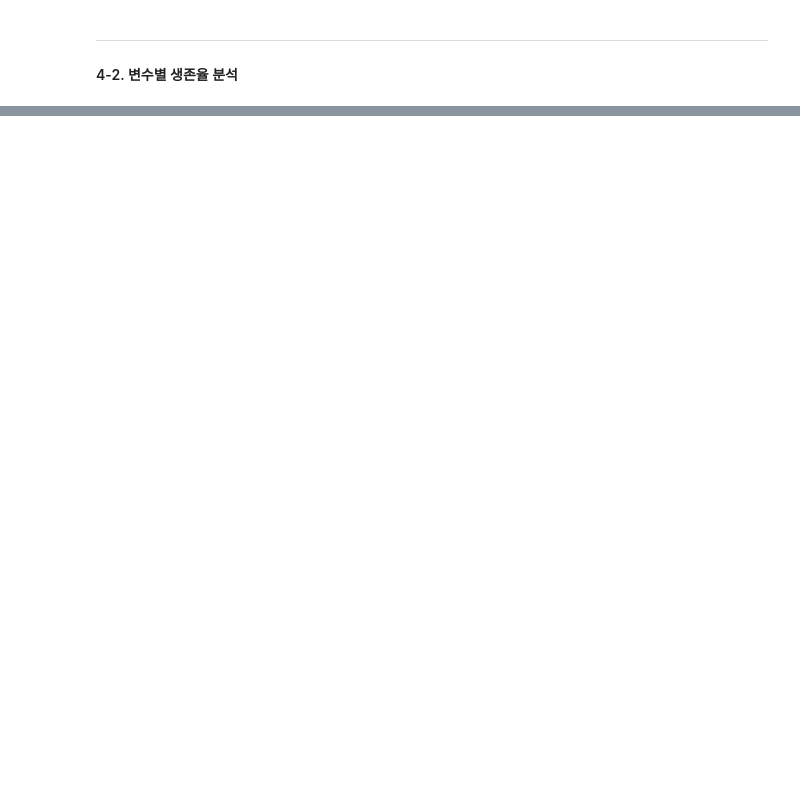
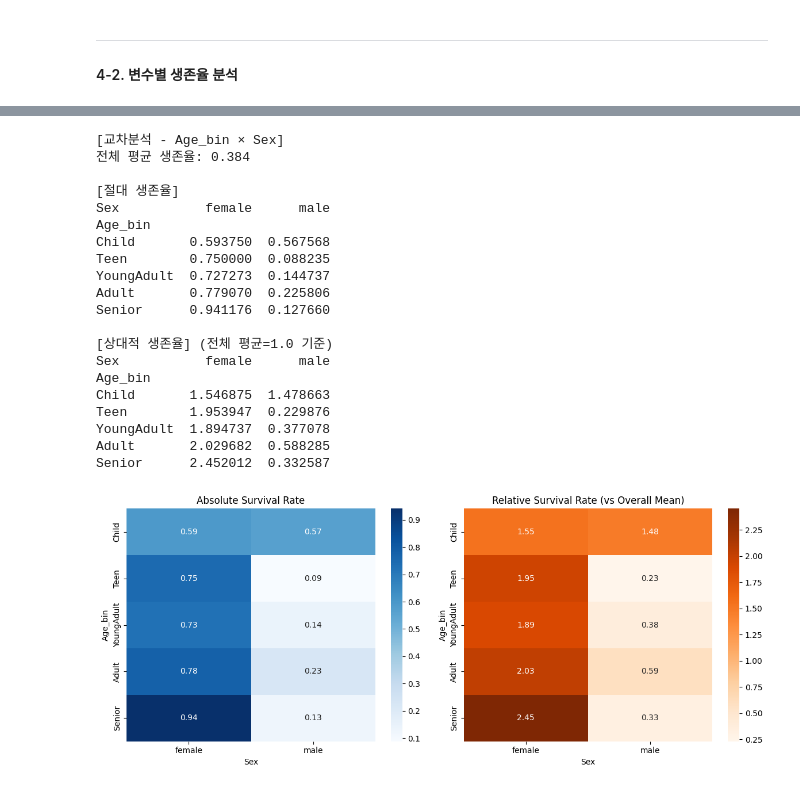
Before and after one commit to JyoARa/Machine-Learning, a Jupyter notebook: Project/Titanic/Titianic_DataAnalysis.ipynb, the cells around one changed output, grey strips where cells are left out. Saved outputs shown, nothing was run; the diff lists cells and outputs as text; code cells hidden in the pictures; blank space fills up the shorter version.

```diff
--- a/Project/Titanic/Titianic_DataAnalysis.ipynb
+++ b/Project/Titanic/Titianic_DataAnalysis.ipynb
@@ -797,0 +898,67 @@ plt.show()
+# %%
+import seaborn as sns
+import matplotlib.pyplot as plt
+
+print("[교차분석 - Age_bin × Sex]")
+
+# 전체 평균 생존율
+overall_survival = df_prep["Survived"].mean()
+print(f"전체 평균 생존율: {overall_survival:.3f}")
+
+# 절대 생존율 교차표
+cross_table = df_prep.pivot_table(
+    index="Age_bin",
+    columns="Sex",
+    values="Survived",
+    aggfunc="mean",
+    observed=True
+)
+
+# 상대적 생존율 교차표
+relative_table = cross_table / overall_survival
+
+print("\n[절대 생존율]")
+print(cross_table)
+
+print("\n[상대적 생존율] (전체 평균=1.0 기준)")
+print(relative_table)
+
+# 플롯 2개 가로로 나란히
+fig, axes = plt.subplots(1, 2, figsize=(12, 5))
+
+# 절대 생존율 Heatmap
+sns.heatmap(cross_table, annot=True, fmt=".2f", cmap="Blues", ax=axes[0])
+axes[0].set_title("Absolute Survival Rate")
+axes[0].set_ylabel("Age_bin")
+axes[0].set_xlabel("Sex")
+
+# 상대적 생존율 Heatmap
+sns.heatmap(relative_table, annot=True, fmt=".2f", cmap="Oranges", ax=axes[1])
+axes[1].set_title("Relative Survival Rate (vs Overall Mean)")
+axes[1].set_ylabel("Age_bin")
+axes[1].set_xlabel("Sex")
+
+plt.tight_layout()
+plt.show()
+# %% [output]
+[교차분석 - Age_bin × Sex]
+전체 평균 생존율: 0.384
+
+[절대 생존율]
+Sex           female      male
+Age_bin
+Child       0.593750  0.567568
+Teen        0.750000  0.088235
+YoungAdult  0.727273  0.144737
+Adult       0.779070  0.225806
+Senior      0.941176  0.127660
+
+[상대적 생존율] (전체 평균=1.0 기준)
+Sex           female      male
+Age_bin
+Child       1.546875  1.478663
+Teen        1.953947  0.229876
+YoungAdult  1.894737  0.377078
+Adult       2.029682  0.588285
+Senior      2.452012  0.332587
+[figure, added]
```
Also changed, not shown: parts of 13 cells of this notebook, 1 other file.
